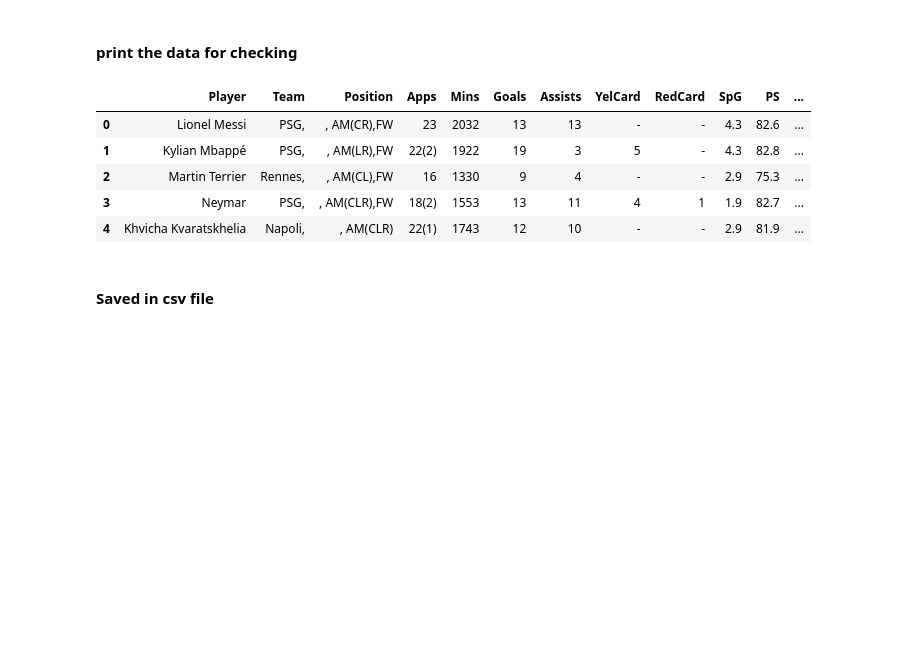
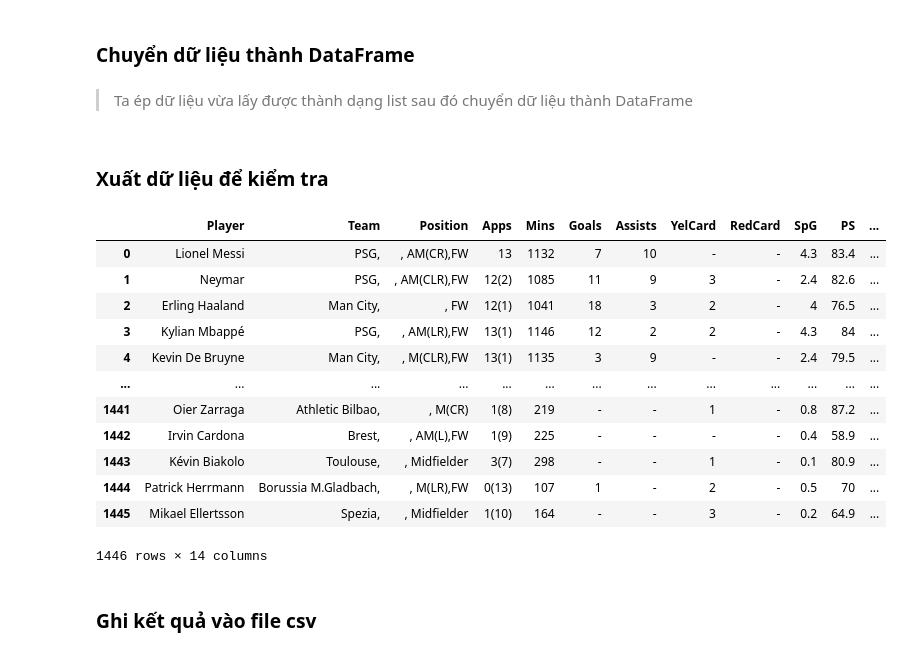
Before and after one commit to baobao1911/Web-Scraping-and-Analysts, a Jupyter notebook: Crawling.ipynb, the cells around one changed output. Drawn from its saved outputs; the diff is of its cells as text; code cells hidden in the pictures; blank space fills up the shorter version.

```diff
--- a/Crawling.ipynb
+++ b/Crawling.ipynb
@@ -12,3 +27,3 @@ import time
 # %%
-driver = webdriver.Edge()
+driver = webdriver.Chrome()
 driver.get('https://1xbet.whoscored.com/Statistics')
@@ -49,7 +60,8 @@ max_page = int(max_page)
 # %%
 page = 1
+max_page = 146
 while page < max_page :
-    #Access to positon in website
+    #Tìm tới những dữ liệu cần crawl về sử dụng XPATH
     player = driver.find_elements(By.XPATH,"//table[@id='top-player-stats-summary-grid']/tbody/tr/td/a/span[@class ='iconize iconize-icon-left']")
     team = driver.find_elements(By.XPATH,"//table/tbody/tr/td/a[2]/span")
     position = driver.find_elements(By.XPATH,"//table/tbody/tr/td/span/span[2]")
@@ -66,7 +78,7 @@ while page < max_page :
     ratting = driver.find_elements(By.XPATH,"//table[@id='top-player-stats-summary-grid']/tbody/tr/td[13]")
 
 
-    # Convert to String an save in temporary array
+    #gán giá trị của từng phần tử vào mảng
     player_ele = [e.text for e in player]
     team_ele = [team[i].text for i in range(len(team)) if i % 2 ==0]
     position_ele = [e.text for e in position]
@@ -82,7 +94,7 @@ while page < max_page :
     motm_ele = [e.text for e in motm]
     ratting_ele = [e.text for e in ratting]
 
-    # Concatenation with main column feature
+    # Nối các mảng đã tạo vào mảng lớn của từng thuộc tính đã tạo ở phía trên
     _Player = [*_Player , *player_ele]
     _Team= [*_Team , *team_ele]
     _Position = [*_Position , *position_ele]
@@ -99,10 +111,10 @@ while page < max_page :
     _Ratting = [*_Ratting,*ratting_ele]
 
 
-    # Access to button 'next' in website and click into the button
+    # Tìm tới nút nhấn chuyển qua trang tiếp theo và thực hiện hành động nhấn chuyển trang
     driver.find_element(By.XPATH,"//div[@id='top-player-stats']/div/div[4]/div/dl/dd[3]/a[@id='next']").click()
 
-    # Wait for 3s to website loading
-    time.sleep(3)
-    # Upload page is crawling
+    # Tạm dừng 8s để trang có thể load xong tránh trường hợp trang mới chưa kịp load
+    time.sleep(8)
+    # page cộng thêm 1 trang sau khi ta chuyển qua trang khác
     page +=1
@@ -111,16 +121,27 @@ while page < max_page :
+# %% [markdown]
+### Chuyển dữ liệu thành DataFrame
+# %% [markdown]
+>Ta ép dữ liệu vừa lấy được thành dạng list sau đó chuyển dữ liệu thành DataFrame
 # %%
 data=pd.DataFrame(list(zip(_Player,_Team,_Position,_Apps,_Mins,_Goals,_Assists,_YelCard,_RedCard,_SpG,_PS_percent,_AerialsWon,_MotM,_Ratting)),columns=Col_name)
-# %% [markdown]
-#### print the data for checking
+# %% [markdown]
+### Xuất dữ liệu để kiểm tra
 # %%
-data.head()
+data
 # %% [output]
 |  | Player | Team | Position | Apps | Mins | Goals | Assists | YelCard | RedCard | SpG | PS | ... |
-| 0 | Lionel Messi | PSG, | , AM(CR),FW | 23 | 2032 | 13 | 13 | - | - | 4.3 | 82.6 | ... |
-| 1 | Kylian Mbappé | PSG, | , AM(LR),FW | 22(2) | 1922 | 19 | 3 | 5 | - | 4.3 | 82.8 | ... |
-| 2 | Martin Terrier | Rennes, | , AM(CL),FW | 16 | 1330 | 9 | 4 | - | - | 2.9 | 75.3 | ... |
-| 3 | Neymar | PSG, | , AM(CLR),FW | 18(2) | 1553 | 13 | 11 | 4 | 1 | 1.9 | 82.7 | ... |
-| 4 | Khvicha Kvaratskhelia | Napoli, | , AM(CLR) | 22(1) | 1743 | 12 | 10 | - | - | 2.9 | 81.9 | ... |
+| 0 | Lionel Messi | PSG, | , AM(CR),FW | 13 | 1132 | 7 | 10 | - | - | 4.3 | 83.4 | ... |
+| 1 | Neymar | PSG, | , AM(CLR),FW | 12(2) | 1085 | 11 | 9 | 3 | - | 2.4 | 82.6 | ... |
+| 2 | Erling Haaland | Man City, | , FW | 12(1) | 1041 | 18 | 3 | 2 | - | 4 | 76.5 | ... |
+| 3 | Kylian Mbappé | PSG, | , AM(LR),FW | 13(1) | 1146 | 12 | 2 | 2 | - | 4.3 | 84 | ... |
+| 4 | Kevin De Bruyne | Man City, | , M(CLR),FW | 13(1) | 1135 | 3 | 9 | - | - | 2.4 | 79.5 | ... |
+| ... | ... | ... | ... | ... | ... | ... | ... | ... | ... | ... | ... | ... |
+| 1441 | Oier Zarraga | Athletic Bilbao, | , M(CR) | 1(8) | 219 | - | - | 1 | - | 0.8 | 87.2 | ... |
+| 1442 | Irvin Cardona | Brest, | , AM(L),FW | 1(9) | 225 | - | - | - | - | 0.4 | 58.9 | ... |
+| 1443 | Kévin Biakolo | Toulouse, | , Midfielder | 3(7) | 298 | - | - | 1 | - | 0.1 | 80.9 | ... |
+| 1444 | Patrick Herrmann | Borussia M.Gladbach, | , M(LR),FW | 0(13) | 107 | 1 | - | 2 | - | 0.5 | 70 | ... |
+| 1445 | Mikael Ellertsson | Spezia, | , Midfielder | 1(10) | 164 | - | - | 3 | - | 0.2 | 64.9 | ... |
+1446 rows × 14 columns
-# %% [markdown]
-#### Saved in csv file
+# %% [markdown]
+### Ghi kết quả vào file csv
 # %%
```
Also changed, not shown: parts of 18 cells of this notebook, 8 other files.
